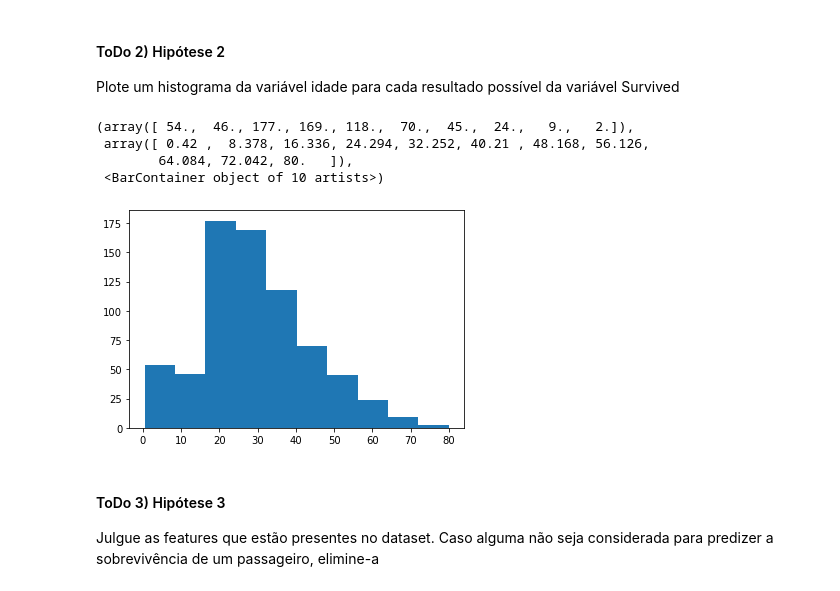
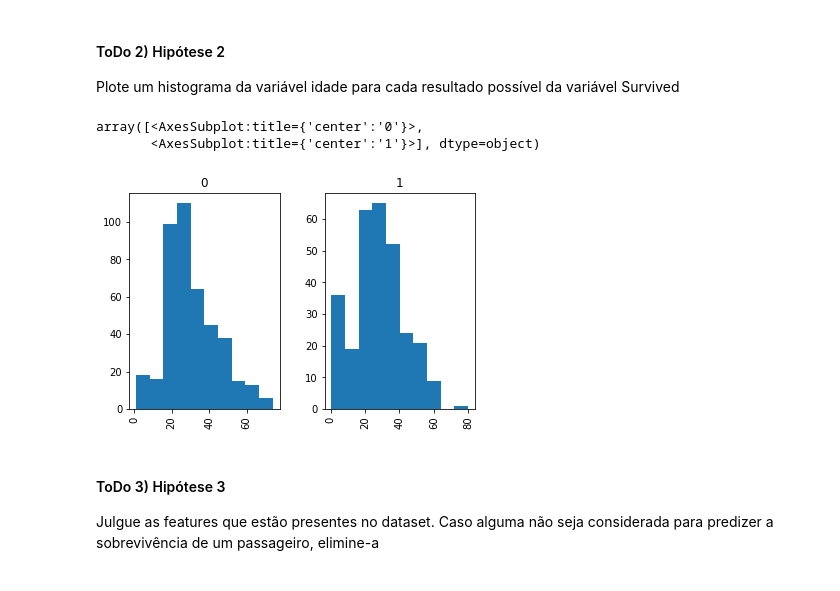
Before and after one commit to paulobrandaodev/FIAP_Python, a Jupyter notebook: Aula_9.ipynb, the cells around one changed output. Cells and saved outputs as stored; diff of their text form; code cells hidden in the pictures.

```diff
--- a/Aula_9.ipynb
+++ b/Aula_9.ipynb
@@ -136,13 +138,11 @@ Plote um histograma da variável idade para cada resultado possível da variáve
 # %%
 #Dica: olhe os parametros do método hist do Pandas
 # Resposta
-plt.hist(train_df["Age"])
+train_df.hist(column="Age", by="Survived")
 # %% [output]
-(array([ 54.,  46., 177., 169., 118.,  70.,  45.,  24.,   9.,   2.]),
- array([ 0.42 ,  8.378, 16.336, 24.294, 32.252, 40.21 , 48.168, 56.126,
-        64.084, 72.042, 80.   ]),
- <BarContainer object of 10 artists>)
+array([<AxesSubplot:title={'center':'0'}>,
+       <AxesSubplot:title={'center':'1'}>], dtype=object)
-[figure, old version]
+[figure, new version]
 # %% [markdown]
 #### ToDo 3) Hipótese 3
 
```
Also changed, not shown: parts of 3 cells of this notebook.
